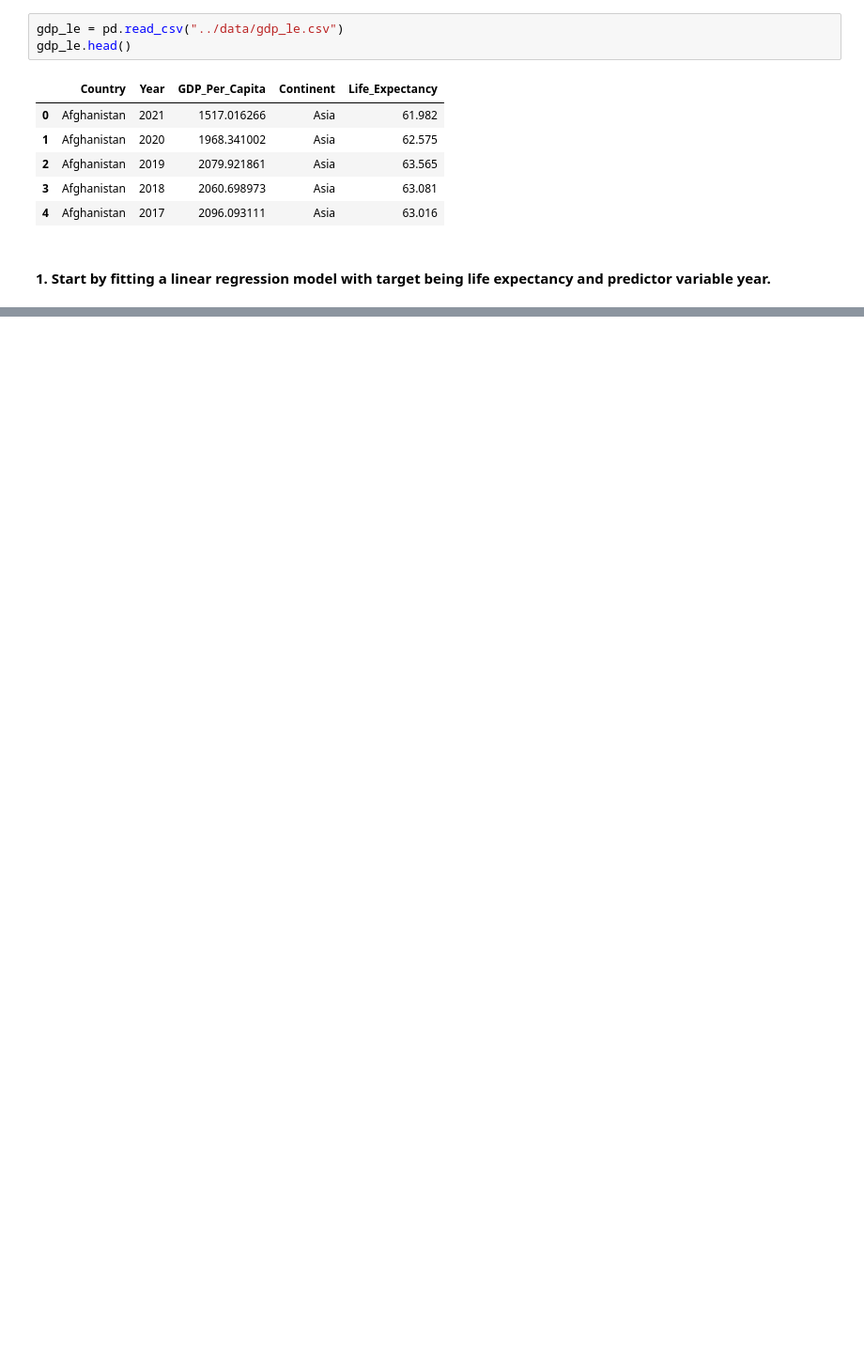
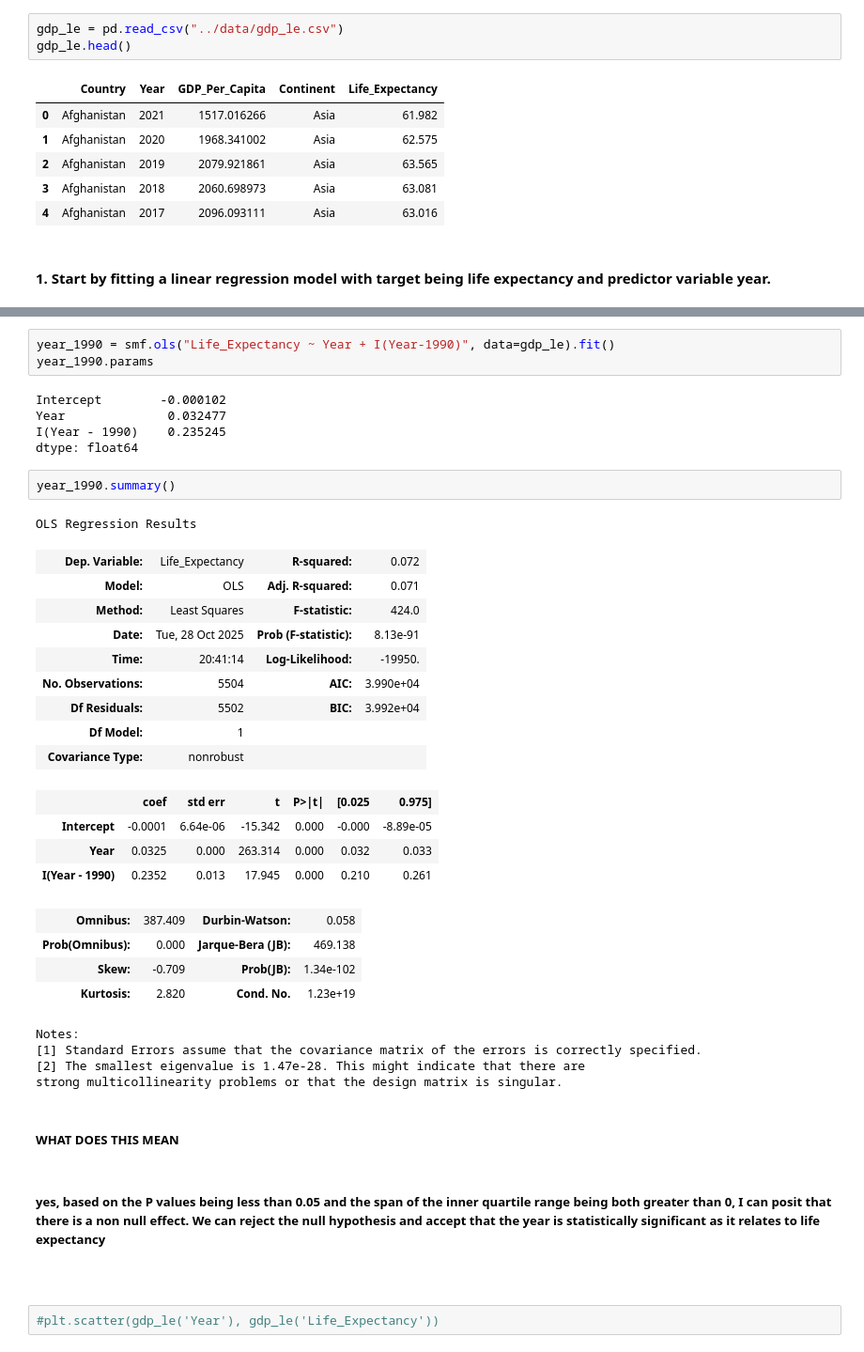
Before and after one commit to nss-data-science-cohort-9/un-linear-regression-catdgomez, a Jupyter notebook: notebooks/UN Linear Regression.ipynb, the cells around one changed output, grey strips where cells are left out. Shown at 94% size. Drawn from its saved outputs; the diff is of its cells as text; blank space fills up the shorter version.

```diff
--- a/notebooks/UN Linear Regression.ipynb
+++ b/notebooks/UN Linear Regression.ipynb
@@ -35,0 +86,41 @@ gdp_le[gdp_le["Country"] == "Ireland"].plot(kind="line", x="Year", y="Life_Expec
+# %%
+year_1990 = smf.ols("Life_Expectancy ~ Year + I(Year-1990)", data=gdp_le).fit()
+year_1990.params
+# %% [output]
+Intercept        -0.000102
+Year              0.032477
+I(Year - 1990)    0.235245
+dtype: float64
+# %%
+year_1990.summary()
+# %% [output]
+OLS Regression Results
+| Dep. Variable: | Life_Expectancy | R-squared: | 0.072 |
+| Model: | OLS | Adj. R-squared: | 0.071 |
+| Method: | Least Squares | F-statistic: | 424.0 |
+| Date: | Tue, 28 Oct 2025 | Prob (F-statistic): | 8.13e-91 |
+| Time: | 20:41:14 | Log-Likelihood: | -19950. |
+| No. Observations: | 5504 | AIC: | 3.990e+04 |
+| Df Residuals: | 5502 | BIC: | 3.992e+04 |
+| Df Model: | 1 |  |  |
+| Covariance Type: | nonrobust |  |  |
+|  | coef | std err | t | P>|t| | [0.025 | 0.975] |
+| Intercept | -0.0001 | 6.64e-06 | -15.342 | 0.000 | -0.000 | -8.89e-05 |
+| Year | 0.0325 | 0.000 | 263.314 | 0.000 | 0.032 | 0.033 |
+| I(Year - 1990) | 0.2352 | 0.013 | 17.945 | 0.000 | 0.210 | 0.261 |
+| Omnibus: | 387.409 | Durbin-Watson: | 0.058 |
+| Prob(Omnibus): | 0.000 | Jarque-Bera (JB): | 469.138 |
+| Skew: | -0.709 | Prob(JB): | 1.34e-102 |
+| Kurtosis: | 2.820 | Cond. No. | 1.23e+19 |
+Notes:
+[1] Standard Errors assume that the covariance matrix of the errors is correctly specified.
+[2] The smallest eigenvalue is 1.47e-28. This might indicate that there are
+strong multicollinearity problems or that the design matrix is singular.
+# %% [markdown]
+##### WHAT DOES THIS MEAN
+# %% [markdown]
+##### yes, based on the P values being less than 0.05 and the span of the inner quartile range being both greater than 0, I can posit that there is a non null effect. We can reject the null hypothesis and accept that the year is statistically significant as it relates to life expectancy
+# %% [markdown]
+#####
+# %%
+#plt.scatter(gdp_le('Year'), gdp_le('Life_Expectancy'))
```
Also changed, not shown: parts of 14 cells of this notebook.
